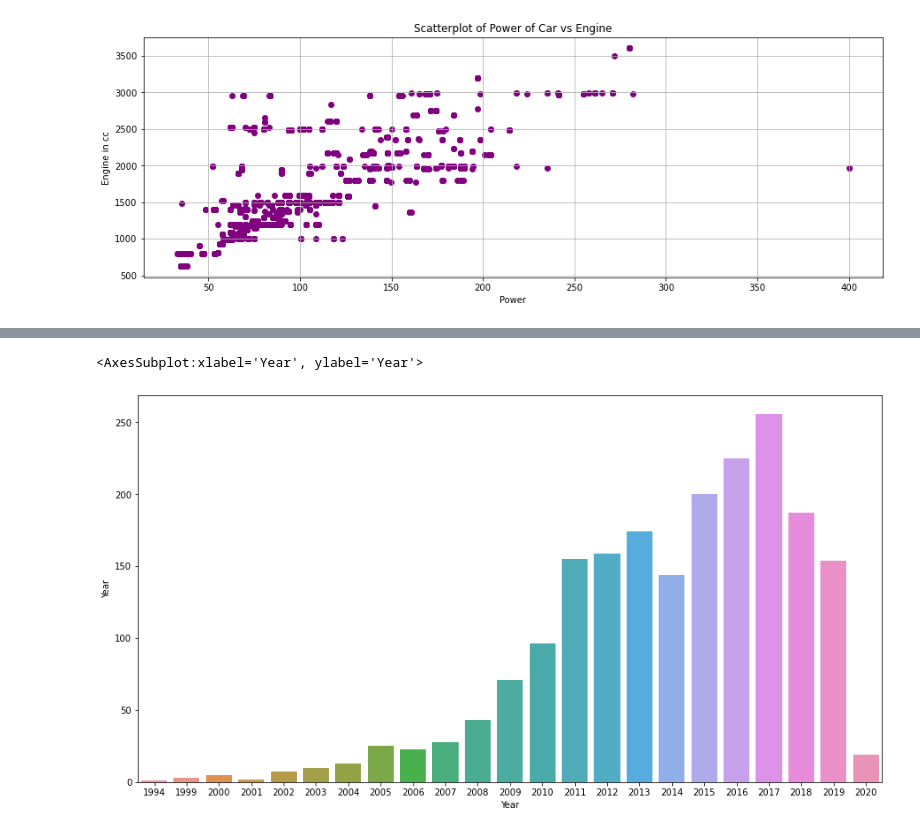
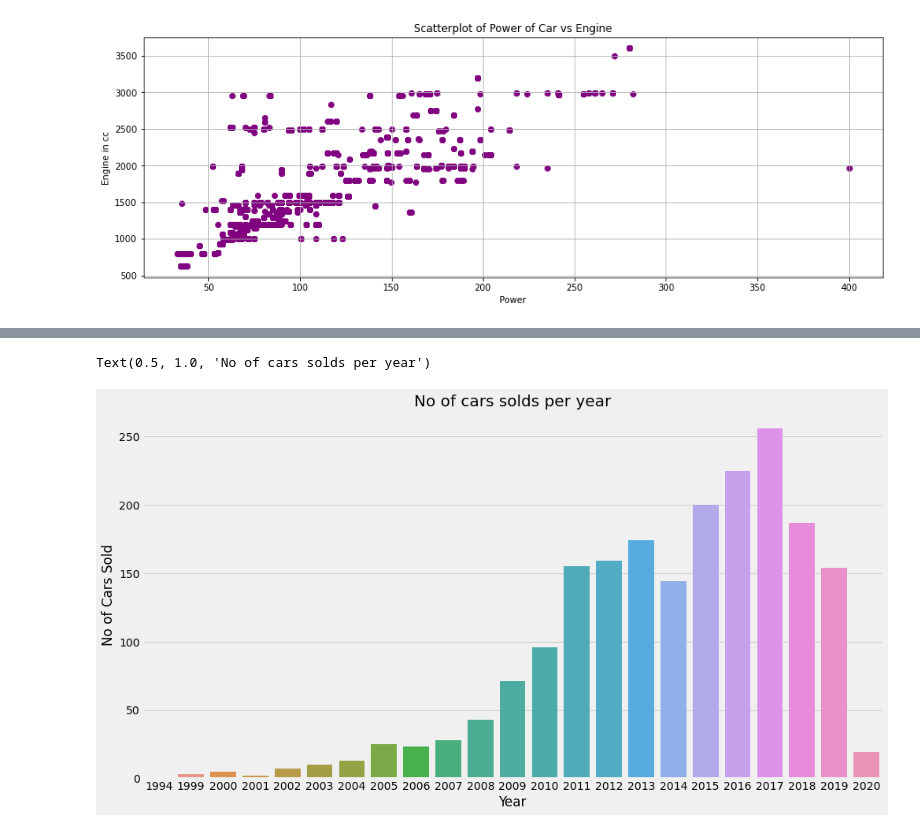
Before and after one commit to hiteshgulati/deloitte_capstone_group, a Jupyter notebook: Used Car Data/Capstone_Project_G2_Task_2.1_2.2_2.3.ipynb, the cells around one changed output, grey strips where cells are left out. Cells and saved outputs as stored; diff of their text form; code cells hidden in the pictures.

```diff
--- a/Used Car Data/Capstone_Project_G2_Task_2.1_2.2_2.3.ipynb
+++ b/Used Car Data/Capstone_Project_G2_Task_2.1_2.2_2.3.ipynb
@@ -639,0 +710,4 @@ plt.legend(loc=4)
+# %%
+style.use('fivethirtyeight')
+plt.figure(figsize=(15,5))
+sns.distplot(car_data['Selling_Price'],bins=50,kde=False,color = 'purple')
@@ -640,12 +722,11 @@ plt.legend(loc=4)
 # %%
 #No of cars sold per year
 plt.figure(figsize=(15,8))
 df = car_data.query("Sold == 'Y'").groupby('Year').agg({'Year':np.size})
-
-df
 sns.barplot(x=df.index, y="Year", data=df)
 # # car_data[car_data['Sold']=='Y']['Year'].value_counts().plot(kind='bar',color = '#ff9999')
-# plt.title("No of cars solds per year",fontsize=20)
+plt.ylabel("No of Cars Sold")
+plt.title("No of cars solds per year",fontsize=20)
 # %% [output]
-<AxesSubplot:xlabel='Year', ylabel='Year'>
+Text(0.5, 1.0, 'No of cars solds per year')
-[figure, old version]
+[figure, new version]
```
Also changed, not shown: parts of 72 cells of this notebook, 8 other files.
